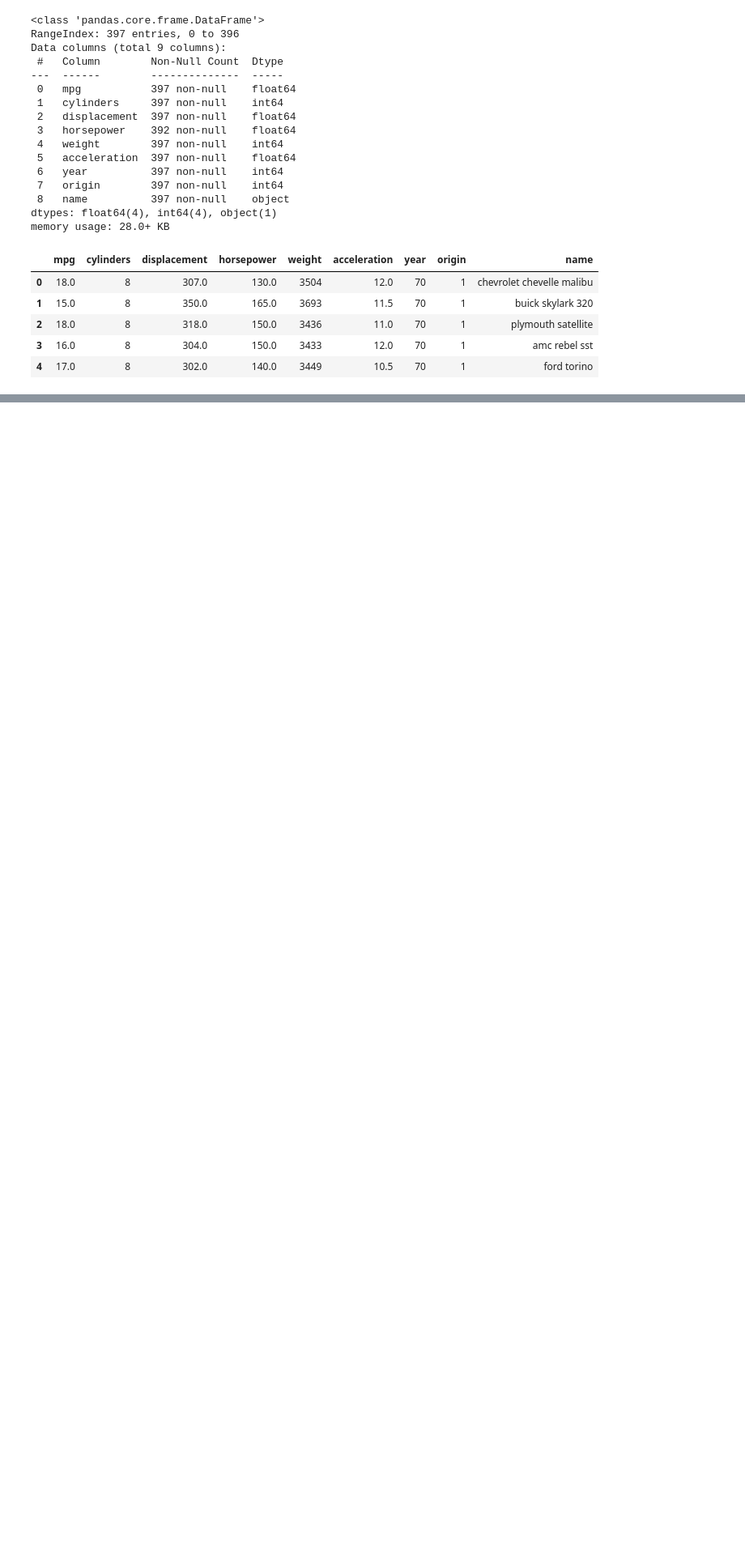
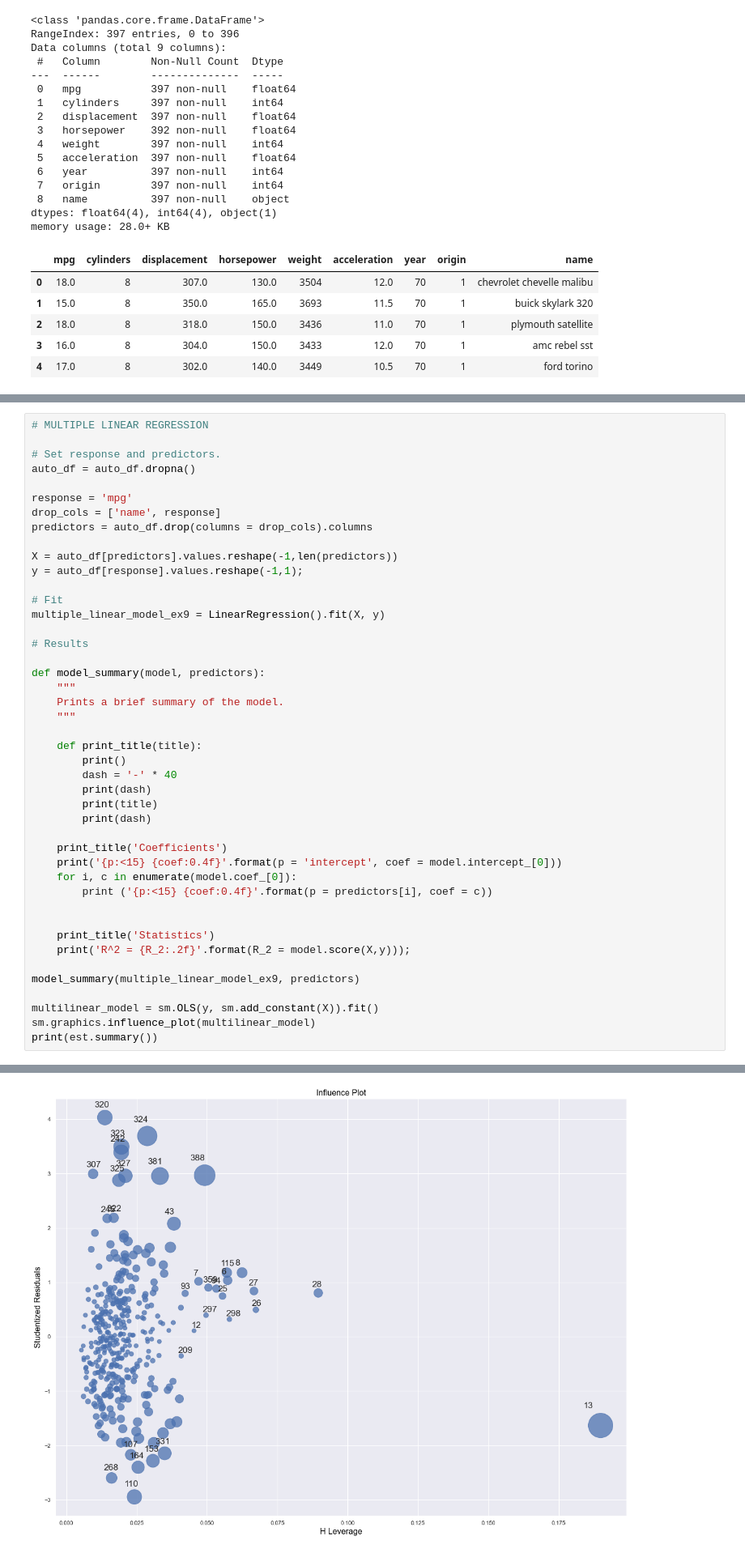
Before and after one commit to jmaestrerodriguez/ISL, a Jupyter notebook: exercises.ipynb, the cells around one changed output, grey strips where cells are left out. Shown at 81% size. Cells and saved outputs as stored; diff of their text form; blank space fills up the shorter version.

```diff
--- a/exercises.ipynb
+++ b/exercises.ipynb
@@ -100,0 +174,45 @@ R^2 = 0.61
+# %%
+# MULTIPLE LINEAR REGRESSION
+
+# Set response and predictors.
+auto_df = auto_df.dropna()
+
+response = 'mpg'
+drop_cols = ['name', response]
+predictors = auto_df.drop(columns = drop_cols).columns
+
+X = auto_df[predictors].values.reshape(-1,len(predictors))
+y = auto_df[response].values.reshape(-1,1);
+
+# Fit
+multiple_linear_model_ex9 = LinearRegression().fit(X, y)
+
+# Results
+
+def model_summary(model, predictors):
+    """
+    Prints a brief summary of the model.
+    """
+
+    def print_title(title):
+        print()
+        dash = '-' * 40
+        print(dash)
+        print(title)
+        print(dash)
+
+    print_title('Coefficients')
+    print('{p:<15} {coef:0.4f}'.format(p = 'intercept', coef = model.intercept_[0]))
+    for i, c in enumerate(model.coef_[0]):
+        print ('{p:<15} {coef:0.4f}'.format(p = predictors[i], coef = c))
+
+
+    print_title('Statistics')
+    print('R^2 = {R_2:.2f}'.format(R_2 = model.score(X,y)));
+
+model_summary(multiple_linear_model_ex9, predictors)
+
+multilinear_model = sm.OLS(y, sm.add_constant(X)).fit()
+sm.graphics.influence_plot(multilinear_model)
+print(est.summary())
+# %% [output]
@@ -100,0 +236 @@ R^2 = 0.61
+[figure, added]
```
Also changed, not shown: parts of 17 cells of this notebook.
